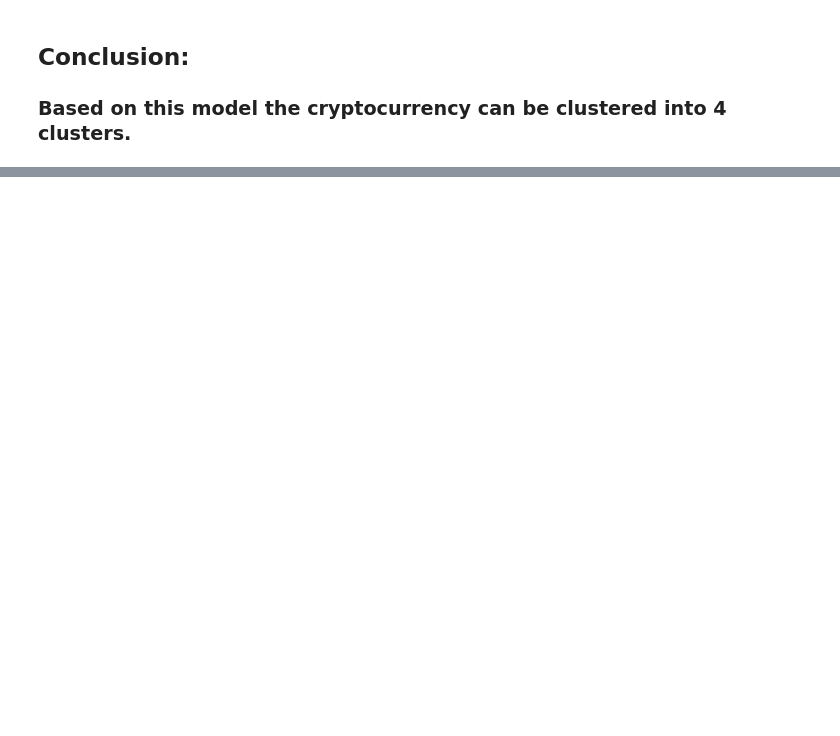
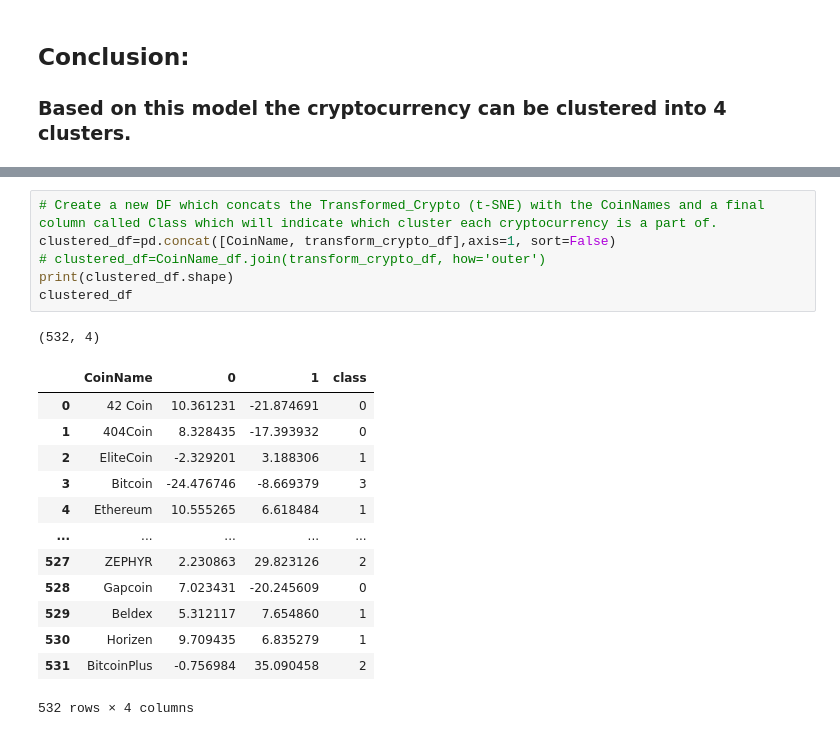
Before and after one commit to SColson82/Cryptocurrency, a Jupyter notebook: cryptocurrency.ipynb, the cells around one changed output, grey strips where cells are left out. Saved outputs shown, nothing was run; the diff lists cells and outputs as text; blank space fills up the shorter version.

```diff
--- a/cryptocurrency.ipynb
+++ b/cryptocurrency.ipynb
@@ -240,0 +328,21 @@ plt.show()
+# %%
+# Create a new DF which concats the Transformed_Crypto (t-SNE) with the CoinNames and a final column called Class which will indicate which cluster each cryptocurrency is a part of.
+clustered_df=pd.concat([CoinName, transform_crypto_df],axis=1, sort=False)
+# clustered_df=CoinName_df.join(transform_crypto_df, how='outer')
+print(clustered_df.shape)
+clustered_df
+# %% [output]
+(532, 4)
+|  | CoinName | 0 | 1 | class |
+| 0 | 42 Coin | 10.361231 | -21.874691 | 0 |
+| 1 | 404Coin | 8.328435 | -17.393932 | 0 |
+| 2 | EliteCoin | -2.329201 | 3.188306 | 1 |
+| 3 | Bitcoin | -24.476746 | -8.669379 | 3 |
+| 4 | Ethereum | 10.555265 | 6.618484 | 1 |
+| ... | ... | ... | ... | ... |
+| 527 | ZEPHYR | 2.230863 | 29.823126 | 2 |
+| 528 | Gapcoin | 7.023431 | -20.245609 | 0 |
+| 529 | Beldex | 5.312117 | 7.654860 | 1 |
+| 530 | Horizen | 9.709435 | 6.835279 | 1 |
+| 531 | BitcoinPlus | -0.756984 | 35.090458 | 2 |
+532 rows × 4 columns
```
Also changed, not shown: parts of 15 cells of this notebook.
